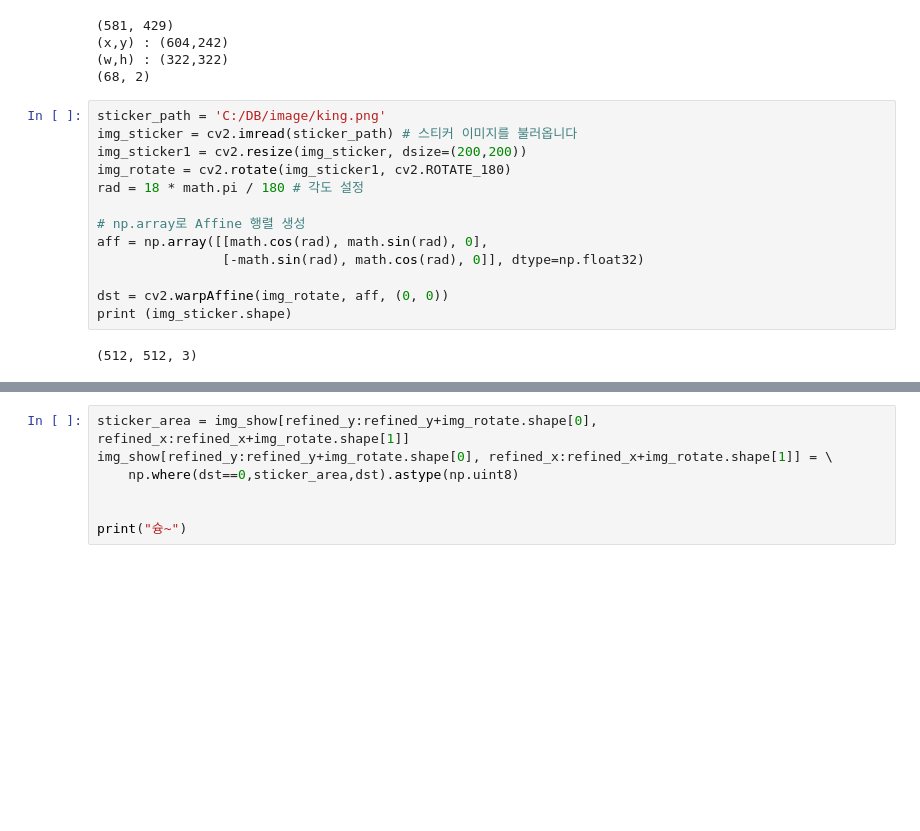
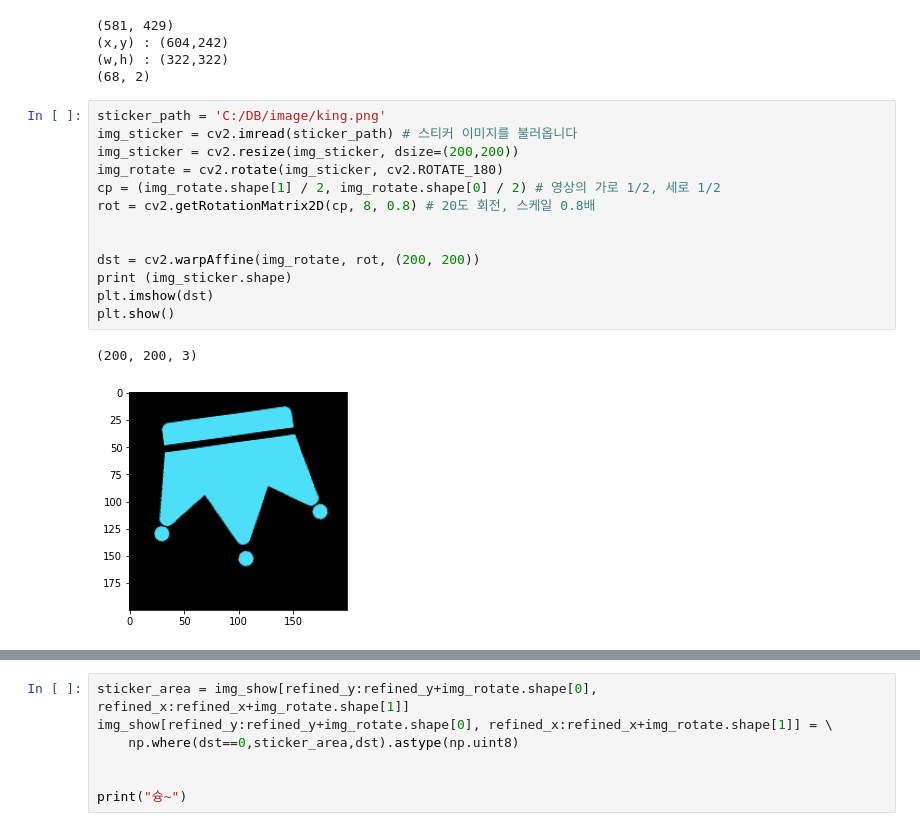
Before and after one commit to imfreeman1/StartGitHubDeskTop, a Jupyter notebook: [E_03]Sticker_App/[E_03]Sticker_App_king_reverse&rotate.ipynb, the cells around one changed output, grey strips where cells are left out. Cells and saved outputs as stored; diff of their text form; blank space fills up the shorter version.

```diff
--- a/[E_03]Sticker_App/[E_03]Sticker_App_king_reverse&rotate.ipynb
+++ b/[E_03]Sticker_App/[E_03]Sticker_App_king_reverse&rotate.ipynb
@@ -103,16 +103,17 @@ for dlib_rect, landmark in zip(dlib_rects, list_landmarks):
 # %%
 sticker_path = 'C:/DB/image/king.png'
 img_sticker = cv2.imread(sticker_path) # 스티커 이미지를 불러옵니다
-img_sticker1 = cv2.resize(img_sticker, dsize=(200,200))
-img_rotate = cv2.rotate(img_sticker1, cv2.ROTATE_180)
-rad = 18 * math.pi / 180 # 각도 설정
+img_sticker = cv2.resize(img_sticker, dsize=(200,200))
+img_rotate = cv2.rotate(img_sticker, cv2.ROTATE_180)
+cp = (img_rotate.shape[1] / 2, img_rotate.shape[0] / 2) # 영상의 가로 1/2, 세로 1/2
+rot = cv2.getRotationMatrix2D(cp, 8, 0.8) # 20도 회전, 스케일 0.8배
 
-# np.array로 Affine 행렬 생성
-aff = np.array([[math.cos(rad), math.sin(rad), 0],
-                [-math.sin(rad), math.cos(rad), 0]], dtype=np.float32)
 
-dst = cv2.warpAffine(img_rotate, aff, (0, 0))
+dst = cv2.warpAffine(img_rotate, rot, (200, 200))
 print (img_sticker.shape)
+plt.imshow(dst)
+plt.show()
 # %% [output]
-(512, 512, 3)
+(200, 200, 3)
+[figure, added]
 # %%
```
Also changed, not shown: parts of 4 cells of this notebook.
